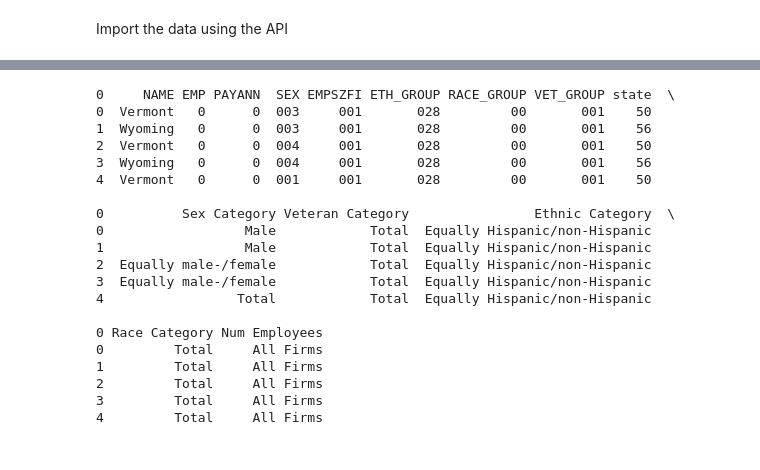
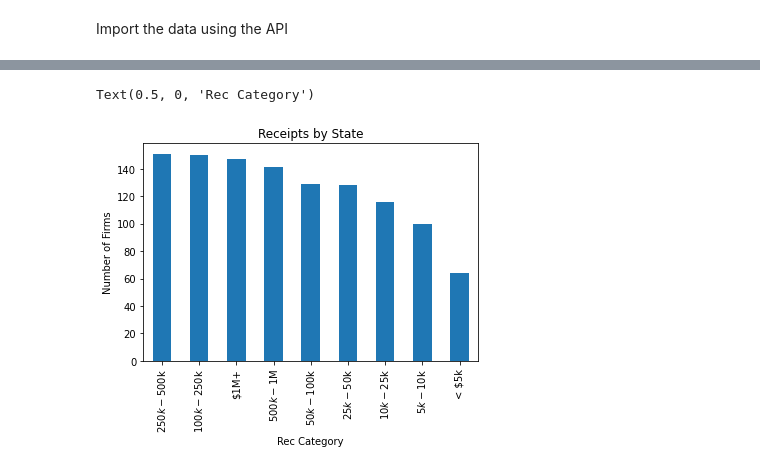
Before and after one commit to ryan-shell/VisualizationsAssessment, a Jupyter notebook: VisualizationsCode.ipynb, the cells around one changed output, grey strips where cells are left out. Cells and saved outputs as stored; diff of their text form; code cells hidden in the pictures.

```diff
--- a/VisualizationsCode.ipynb
+++ b/VisualizationsCode.ipynb
@@ -68,31 +89,13 @@ dfNum.columns = new_headerNum
-# %%
-dfMerged = df.merge(dfSex, how = "inner", on = "SEX")
-dfMerged = dfMerged.merge(dfVet, how = "inner", on = "VET_GROUP")
-dfMerged = dfMerged.merge(dfEth, how = "inner", on = "ETH_GROUP")
-dfMerged = dfMerged.merge(dfRace, how = "inner", on = "RACE_GROUP")
-dfMerged = dfMerged.merge(dfNum, how = "inner", on = "EMPSZFI")
-print(dfMerged.head(5))
-# %% [output]
-0     NAME EMP PAYANN  SEX EMPSZFI ETH_GROUP RACE_GROUP VET_GROUP state  \
-0  Vermont   0      0  003     001       028         00       001    50
-1  Wyoming   0      0  003     001       028         00       001    56
-2  Vermont   0      0  004     001       028         00       001    50
-3  Wyoming   0      0  004     001       028         00       001    56
-4  Vermont   0      0  001     001       028         00       001    50
-
-0          Sex Category Veteran Category                Ethnic Category  \
-0                  Male            Total  Equally Hispanic/non-Hispanic
-1                  Male            Total  Equally Hispanic/non-Hispanic
-2  Equally male-/female            Total  Equally Hispanic/non-Hispanic
-3  Equally male-/female            Total  Equally Hispanic/non-Hispanic
-4                 Total            Total  Equally Hispanic/non-Hispanic
-
-0 Race Category Num Employees
-0         Total     All Firms
-1         Total     All Firms
-2         Total     All Firms
-3         Total     All Firms
-4         Total     All Firms
+# %%
+dfMergedRec = dfMerged[dfMerged["Revenue Category"] != "All Firms"]
+recGraphRec = dfMergedRec["Revenue Category"].value_counts()
+axRecVM = recGraphRec.plot(title = "Receipts by State", kind = "bar")
+axRecVM.set_ylabel('Number of Firms')
+axRecVM.set_xlabel('Rec Category')
+# axRecVM.sort_values('Number Of Firms', ascending = False, inplace= True)
+# %% [output]
+Text(0.5, 0, 'Rec Category')
+[figure, added]
 # %%
 dfMergedSex = dfMerged[dfMerged["Sex Category"] != "Classifiable"]
 dfMergedSex = dfMergedSex[dfMergedSex["Sex Category"] != "Unclassifiable"]
```
Also changed, not shown: parts of 15 cells of this notebook.
